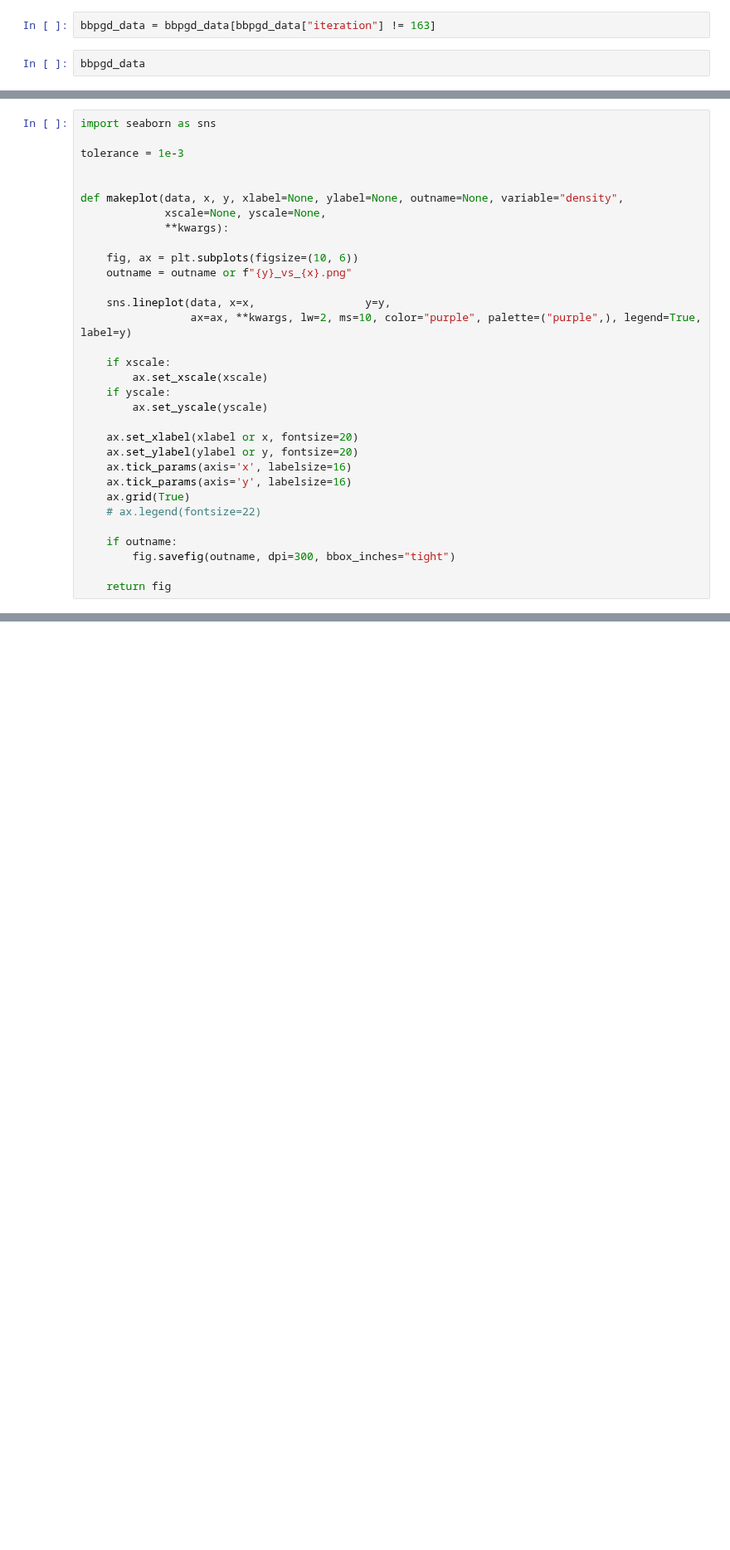
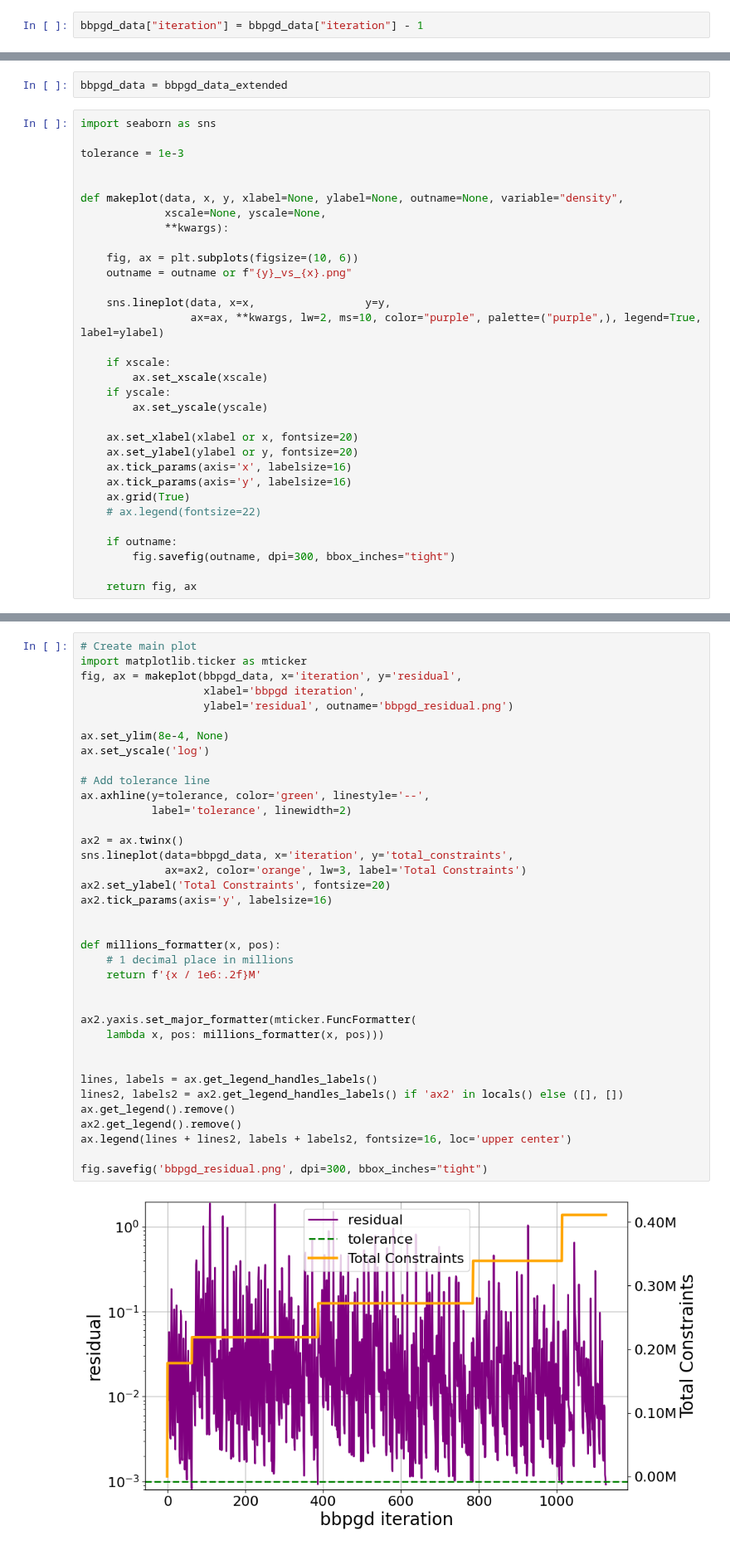
Before and after one commit to ManuelLerchner/ProliferatingCellCollectives-IDP, a Jupyter notebook: analysis/plot_bbgdp.ipynb, the cells around one changed output, grey strips where cells are left out. Shown at 83% size. Drawn from its saved outputs; the diff is of its cells as text; blank space fills up the shorter version.

```diff
--- a/analysis/plot_bbgdp.ipynb
+++ b/analysis/plot_bbgdp.ipynb
@@ -10,4 +12,2 @@ bbpgd_data = load_all_files(
-# %%
-bbpgd_data = bbpgd_data[bbpgd_data["iteration"] != 163]
 # %%
-bbpgd_data
+bbpgd_data["iteration"] = bbpgd_data["iteration"] - 1
@@ -28,3 +31,5 @@ bbpgd_data
+# %%
+bbpgd_data = bbpgd_data_extended
 # %%
 import seaborn as sns
 
@@ -39,7 +44,7 @@ def makeplot(data, x, y, xlabel=None, ylabel=None, outname=None, variable="densi
     outname = outname or f"{y}_vs_{x}.png"
 
     sns.lineplot(data, x=x,                 y=y,
-                 ax=ax, **kwargs, lw=2, ms=10, color="purple", palette=("purple",), legend=True, label=y)
+                 ax=ax, **kwargs, lw=2, ms=10, color="purple", palette=("purple",), legend=True, label=ylabel)
 
     if xscale:
         ax.set_xscale(xscale)
@@ -56,4 +61,4 @@ def makeplot(data, x, y, xlabel=None, ylabel=None, outname=None, variable="densi
     if outname:
         fig.savefig(outname, dpi=300, bbox_inches="tight")
 
-    return fig
+    return fig, ax
@@ -104,0 +65,39 @@ fig.savefig('bbpgd_total_energy.png', dpi=300, bbox_inches="tight")
+# %%
+# Create main plot
+import matplotlib.ticker as mticker
+fig, ax = makeplot(bbpgd_data, x='iteration', y='residual',
+                   xlabel='bbpgd iteration',
+                   ylabel='residual', outname='bbpgd_residual.png')
+
+ax.set_ylim(8e-4, None)
+ax.set_yscale('log')
+
+# Add tolerance line
+ax.axhline(y=tolerance, color='green', linestyle='--',
+           label='tolerance', linewidth=2)
+
+ax2 = ax.twinx()
+sns.lineplot(data=bbpgd_data, x='iteration', y='total_constraints',
+             ax=ax2, color='orange', lw=3, label='Total Constraints')
+ax2.set_ylabel('Total Constraints', fontsize=20)
+ax2.tick_params(axis='y', labelsize=16)
+
+
+def millions_formatter(x, pos):
+    # 1 decimal place in millions
+    return f'{x / 1e6:.2f}M'
+
+
+ax2.yaxis.set_major_formatter(mticker.FuncFormatter(
+    lambda x, pos: millions_formatter(x, pos)))
+
+
+lines, labels = ax.get_legend_handles_labels()
+lines2, labels2 = ax2.get_legend_handles_labels() if 'ax2' in locals() else ([], [])
+ax.get_legend().remove()
+ax2.get_legend().remove()
+ax.legend(lines + lines2, labels + labels2, fontsize=16, loc='upper center')
+
+fig.savefig('bbpgd_residual.png', dpi=300, bbox_inches="tight")
+# %% [output]
+[figure, added]
```
Also changed, not shown: parts of 7 cells of this notebook, 7 other files.
